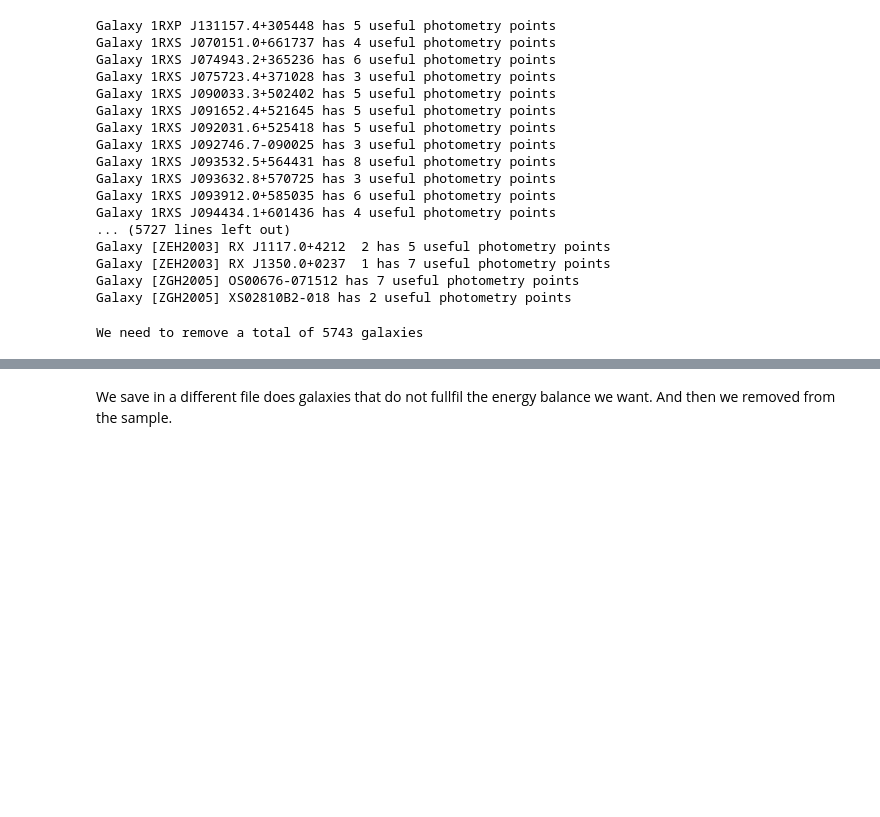
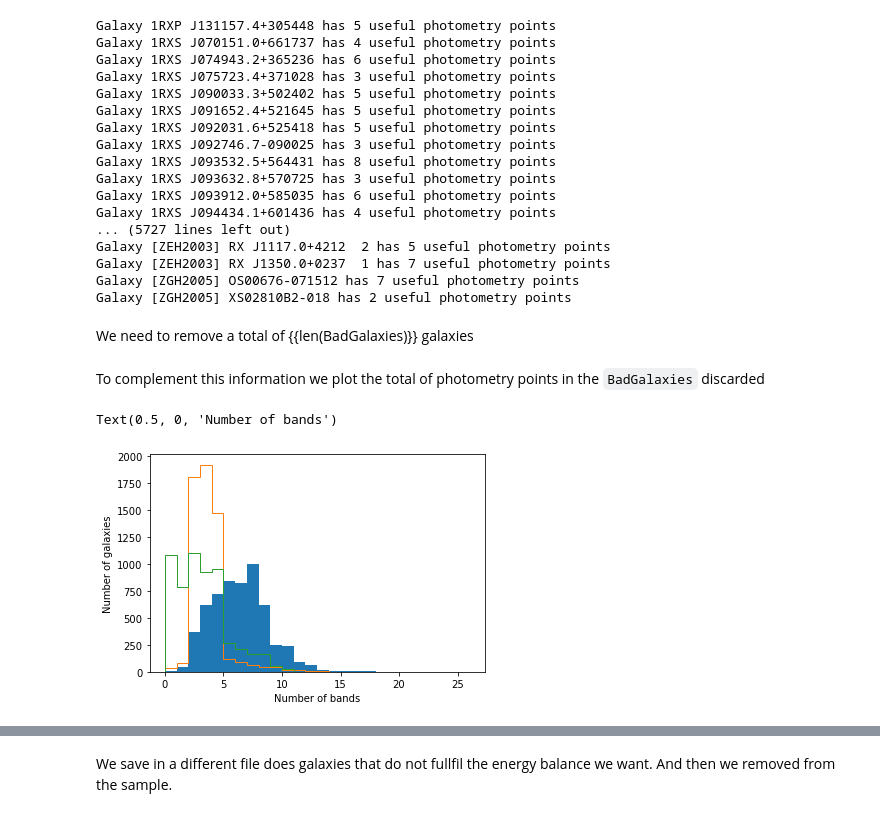
Before and after one commit to aframosp/AGNView, a Jupyter notebook: 4_Create_CIGALEPhot.ipynb, the cells around one changed output, grey strips where cells are left out. Drawn from its saved outputs; the diff is of its cells as text; code cells hidden in the pictures; blank space fills up the shorter version.

```diff
--- a/CreateCIGALEPhot.ipynb
+++ b/4_Create_CIGALEPhot.ipynb
@@ -200,15 +203,16 @@ AddMinError(CIG,['PSW_ext','PMW_ext','PLW_ext'],0.07)
 # %% [markdown]
 Then we look for galaxies where the energy balance cannot be well constrained if there is not enoguh bands in the optical and IR wavelengths
 # %%
-igal=0
-BadGalaxies=[]
+igal = 0
+BadGalaxies = []
 for Lrow in CIG:
-    IRPhotPoints=sum(~isnan(list(Lrow.as_void())[22:]))/2 # From WISE to PLW
-    OpPhotPoints=sum(~isnan(list(Lrow.as_void())[2:22]))/2 # From FUV to KS
-    if IRPhotPoints<3 or OpPhotPoints<5:
-        print('Galaxy %s has %i useful photometry points'%(Lrow['id'],IRPhotPoints+OpPhotPoints))
+    IRPhotPoints = sum(~isnan(list(Lrow.as_void())[22:]))/2  # From WISE to PLW
+    OpPhotPoints = sum(~isnan(list(Lrow.as_void())[2:22]))/2  # From FUV to KS
+    if IRPhotPoints < 3 or OpPhotPoints < 5:
+        print('Galaxy %s has %i useful photometry points' %
+              (Lrow['id'], IRPhotPoints+OpPhotPoints))
         BadGalaxies.append(igal)
-    igal+=1
+    igal += 1
 # %% [output]
 Galaxy 1RXP J131157.4+305448 has 5 useful photometry points
 Galaxy 1RXS J070151.0+661737 has 4 useful photometry points
@@ -227,16 +231,28 @@ Galaxy [ZEH2003] RX J1117.0+4212  2 has 5 useful photometry points
 Galaxy [ZEH2003] RX J1350.0+0237  1 has 7 useful photometry points
 Galaxy [ZGH2005] OS00676-071512 has 7 useful photometry points
 Galaxy [ZGH2005] XS02810B2-018 has 2 useful photometry points
-# %%
-print('We need to remove a total of %d galaxies'%len(BadGalaxies))
-# %% [output]
-We need to remove a total of 5743 galaxies
+# %% [markdown]
+We need to remove a total of {{len(BadGalaxies)}} galaxies
+# %% [markdown]
+To complement this information we plot the total of photometry points in the `BadGalaxies` discarded
 # %%
-# #Plot the total of photometry points in the BadGalaxies discarted
-# Tpins=[]
-# TpinsIR=[]
-# TpinsOp=[]
-# for Lrow in CIG[BadGalaxies]:
-#     Tpins.append(sum(~isnan(list(Lrow.as_void())[2:]))/2)
-#     TpinsIR.append(sum(~isnan(list(Lrow.as_void())[22:]))/2)
-#     TpinsOp.append(sum(~isnan(list(Lrow.as_void())[2:22]))/2)
+%matplotlib inline
+
+Tpins = []
+TpinsIR = []
+TpinsOp = []
+for Lrow in CIG[BadGalaxies]:
+    # All the bad galaxies
+    Tpins.append(sum(~isnan(list(Lrow.as_void())[2:]))/2)
+    # Galaxies discarded due to IR wavelegnths
+    TpinsIR.append(sum(~isnan(list(Lrow.as_void())[22:]))/2)
+    # Galaxies discarded due to Opt. wavelengths
+    TpinsOp.append(sum(~isnan(list(Lrow.as_void())[2:22]))/2)
+hist(Tpins, bins=np.linspace(0, 26, 27))
+hist(TpinsIR, bins=np.linspace(0, 26, 27), histtype='step')
+hist(TpinsOp, bins=np.linspace(0, 26, 27), histtype='step')
+ylabel('Number of galaxies')
+xlabel('Number of bands')
+# %% [output]
+Text(0.5, 0, 'Number of bands')
+[figure, added]
```
Also changed, not shown: parts of 27 cells of this notebook, 3 other files.
